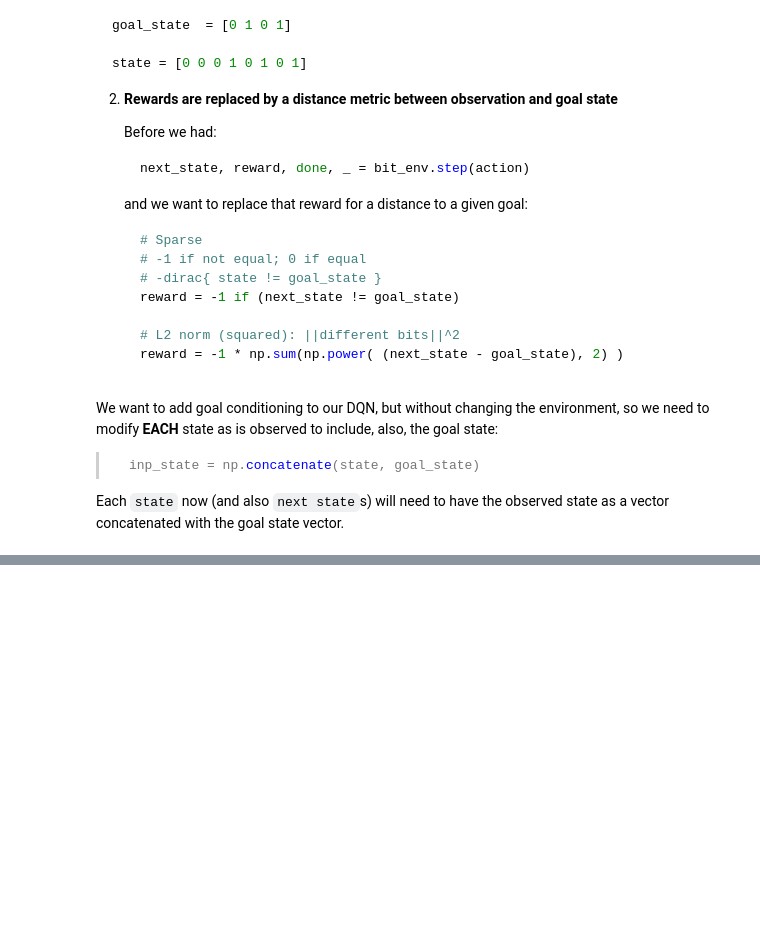
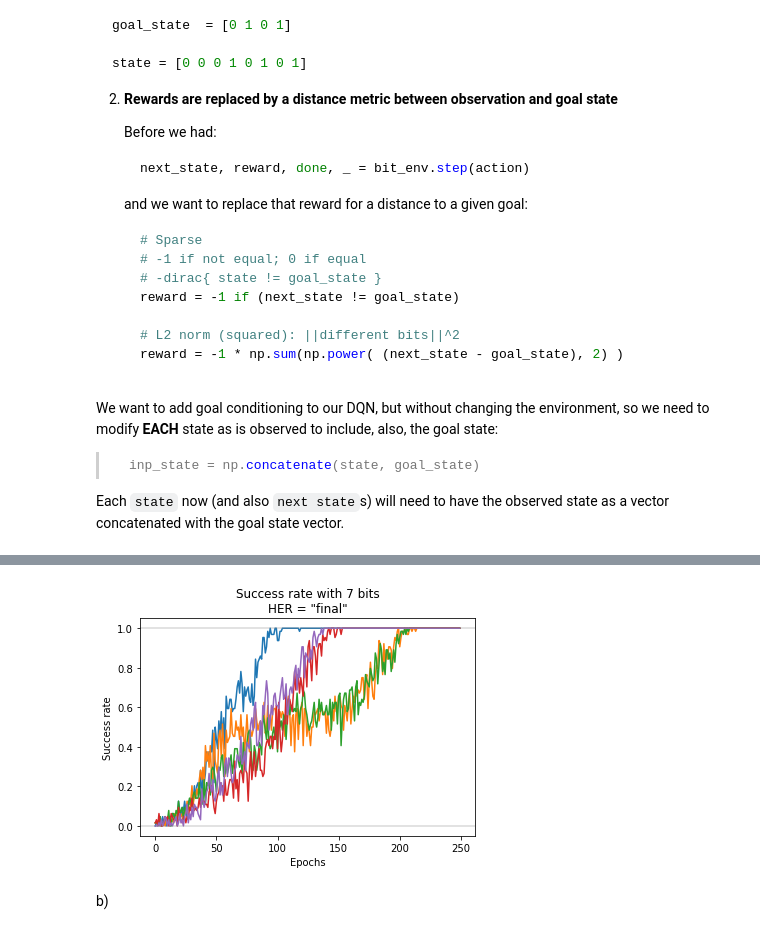
Before and after one commit to LecJackS/CS-330-Deep-Multi-Task-and-Meta-Learning, a Jupyter notebook: hw3/Hw3 - Goal Conditioned RL & Hindsight Experience Replay - Step by step.ipynb, the cells around one changed output, grey strips where cells are left out. Saved outputs shown, nothing was run; the diff lists cells and outputs as text; code cells hidden in the pictures; blank space fills up the shorter version.

```diff
--- a/hw3/Hw3 - Goal Conditioned RL & Hindsight Experience Replay - Step by step.ipynb
+++ b/hw3/Hw3 - Goal Conditioned RL & Hindsight Experience Replay - Step by step.ipynb
@@ -557,0 +731,9 @@ UnrecognizedFlagError: Unknown command line flag 'f'
+# %%
+x = experiment(HER="final",
+               num_bits=7,
+               num_epochs=250,
+               log_interval=50,
+               opt_steps=40,
+               num_episodes=64)
+
+results = x.run_games(n=5)
@@ -557,0 +758,19 @@ UnrecognizedFlagError: Unknown command line flag 'f'
+# %%
+
+for i in range(len(results)):
+    plt.plot(results[i], label='' )
+
+#plt.plot(np.mean(results, axis=0), label='', c='black')
+
+plt.xlabel('Epochs')
+plt.ylabel('Success rate')
+plt.title('Success rate with {} bits\nHER = "final"'.format(num_bits))
+plt.ylim(-0.05, 1.05)
+plt.axhline(0, c='gray', alpha=0.3 )
+plt.axhline(1, c='gray', alpha=0.3 )
+#plt.legend()
+plt.show()
+# %% [output]
+[figure, added]
+# %% [markdown]
+b)
```
Also changed, not shown: parts of 25 cells of this notebook.
